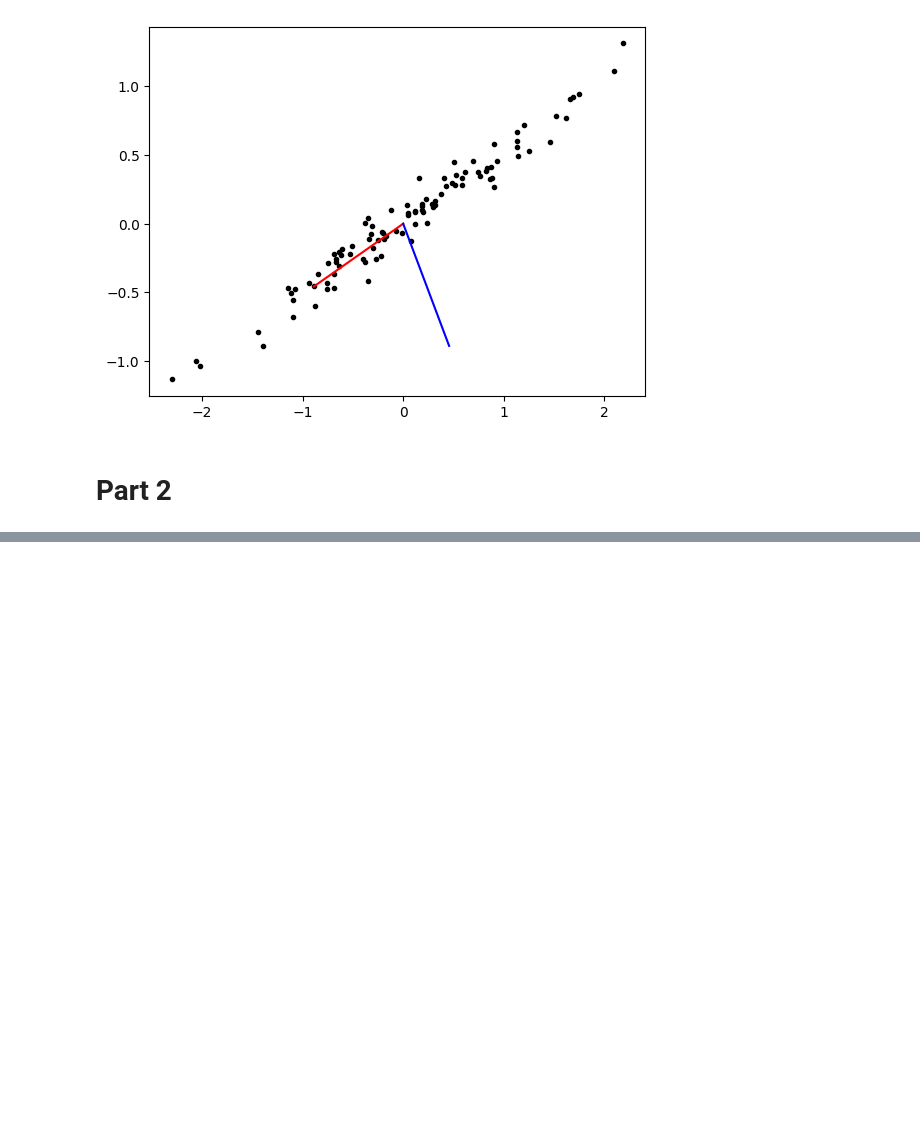
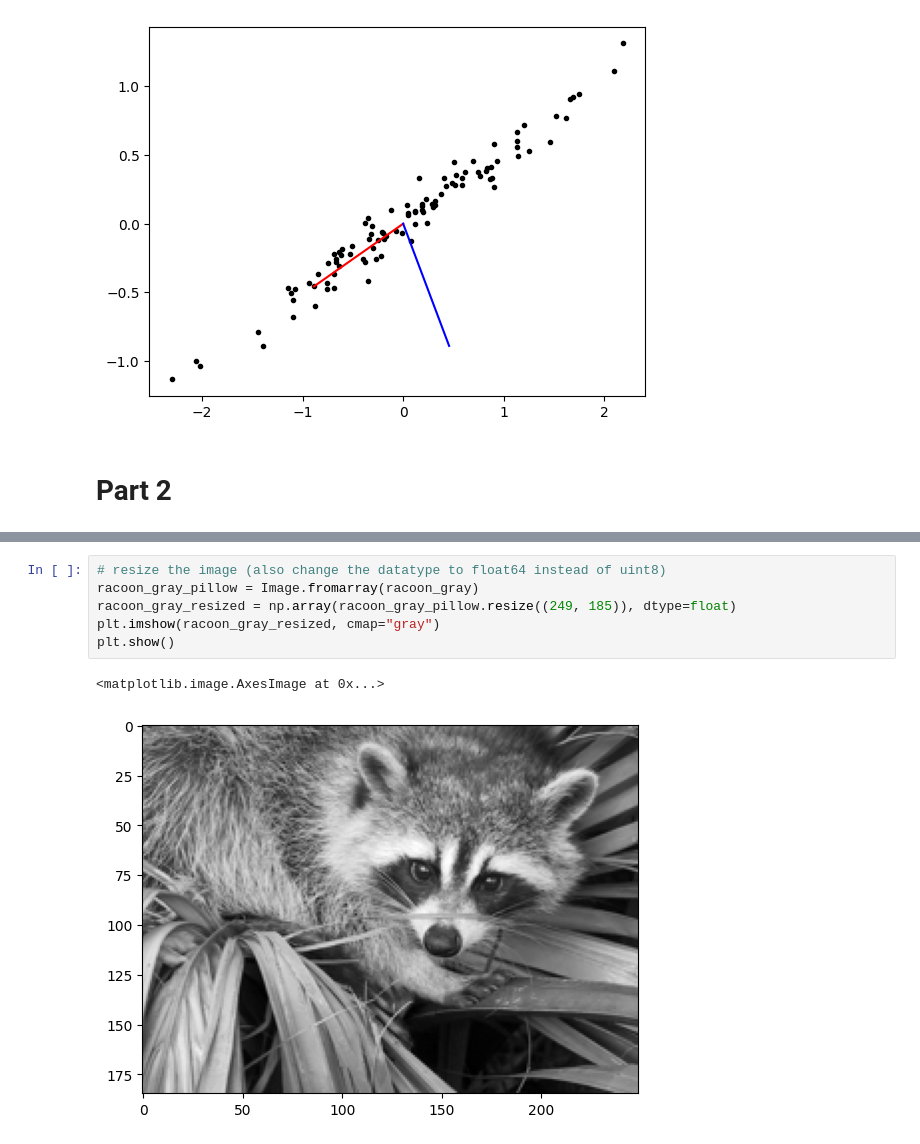
Before and after one commit to parimsuka/crowd-modeling-and-simulation, a Jupyter notebook: exercise3/src/pca_showcase.ipynb, the cells around one changed output, grey strips where cells are left out. Cells and saved outputs as stored; diff of their text form; blank space fills up the shorter version.

```diff
--- a/exercise3/src/pca_showcase.ipynb
+++ b/exercise3/src/pca_showcase.ipynb
@@ -35,0 +58,9 @@ plt.show()
+# %%
+# resize the image (also change the datatype to float64 instead of uint8)
+racoon_gray_pillow = Image.fromarray(racoon_gray)
+racoon_gray_resized = np.array(racoon_gray_pillow.resize((249, 185)), dtype=float)
+plt.imshow(racoon_gray_resized, cmap="gray")
+plt.show()
+# %% [output]
+<matplotlib.image.AxesImage at 0x...>
+[figure, added]
```
Also changed, not shown: parts of 8 cells of this notebook.
